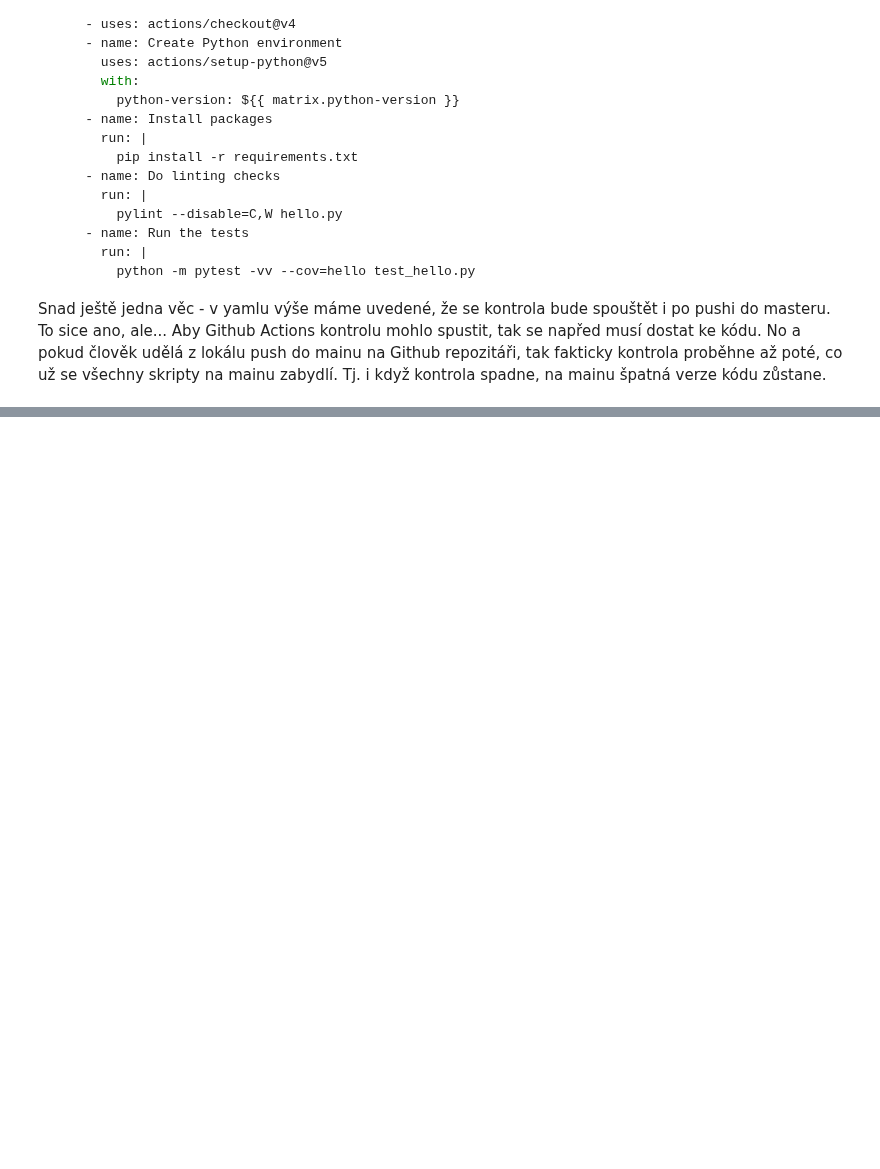
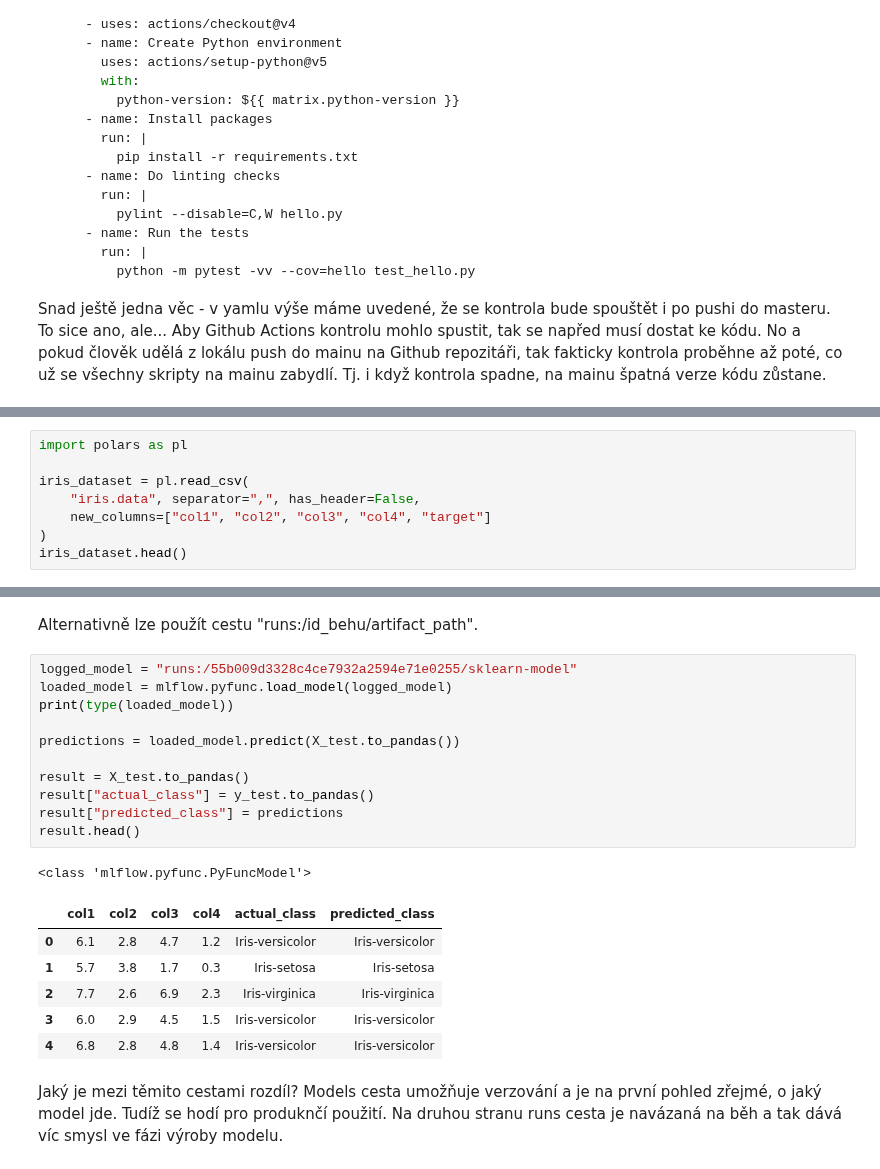
Before and after one commit to vitsaidl/workshops, a Jupyter notebook: python_general/code_quality_control.ipynb, the cells around one changed output, grey strips where cells are left out. Saved outputs shown, nothing was run; the diff lists cells and outputs as text; blank space fills up the shorter version.

```diff
--- a/python_general/code_quality_control.ipynb
+++ b/python_general/code_quality_control.ipynb
@@ -532,0 +564,8 @@ Snad ještě jedna věc - v yamlu výše máme uvedené, že se kontrola bude sp
+# %%
+import polars as pl
+
+iris_dataset = pl.read_csv(
+    "iris.data", separator=",", has_header=False,
+    new_columns=["col1", "col2", "col3", "col4", "target"]
+)
+iris_dataset.head()
@@ -532,0 +645,23 @@ Snad ještě jedna věc - v yamlu výše máme uvedené, že se kontrola bude sp
+# %% [markdown]
+Alternativně lze použít cestu "runs:/id_behu/artifact_path".
+# %%
+logged_model = "runs:/55b009d3328c4ce7932a2594e71e0255/sklearn-model"
+loaded_model = mlflow.pyfunc.load_model(logged_model)
+print(type(loaded_model))
+
+predictions = loaded_model.predict(X_test.to_pandas())
+
+result = X_test.to_pandas()
+result["actual_class"] = y_test.to_pandas()
+result["predicted_class"] = predictions
+result.head()
+# %% [output]
+<class 'mlflow.pyfunc.PyFuncModel'>
+|  | col1 | col2 | col3 | col4 | actual_class | predicted_class |
+| 0 | 6.1 | 2.8 | 4.7 | 1.2 | Iris-versicolor | Iris-versicolor |
+| 1 | 5.7 | 3.8 | 1.7 | 0.3 | Iris-setosa | Iris-setosa |
+| 2 | 7.7 | 2.6 | 6.9 | 2.3 | Iris-virginica | Iris-virginica |
+| 3 | 6.0 | 2.9 | 4.5 | 1.5 | Iris-versicolor | Iris-versicolor |
+| 4 | 6.8 | 2.8 | 4.8 | 1.4 | Iris-versicolor | Iris-versicolor |
+# %% [markdown]
+Jaký je mezi těmito cestami rozdíl? Models cesta umožňuje verzování a je na první pohled zřejmé, o jaký model jde. Tudíž se hodí pro produknčí použití. Na druhou stranu runs cesta je navázaná na běh a tak dává víc smysl ve fázi výroby modelu.
```
Also changed, not shown: parts of 15 cells of this notebook.
